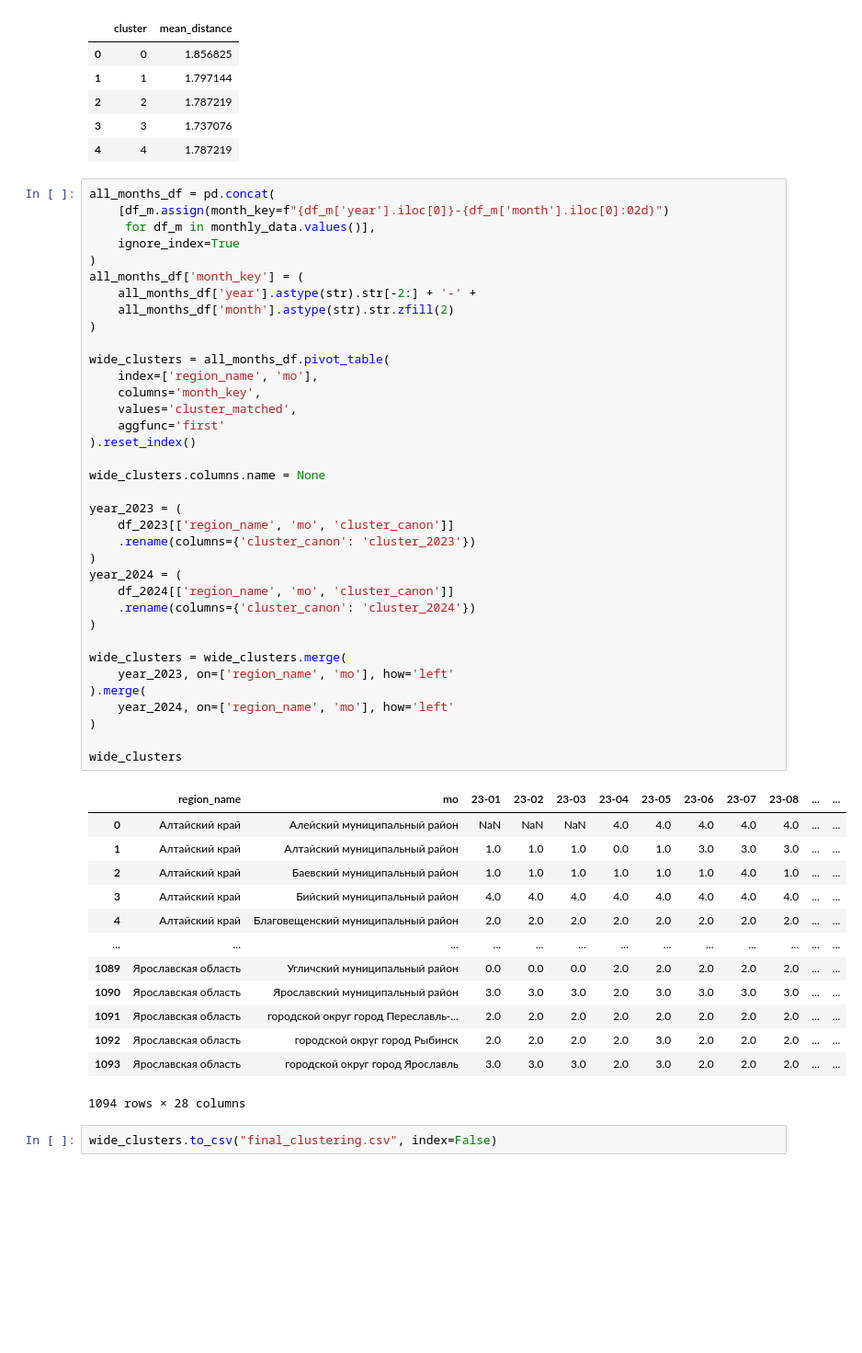
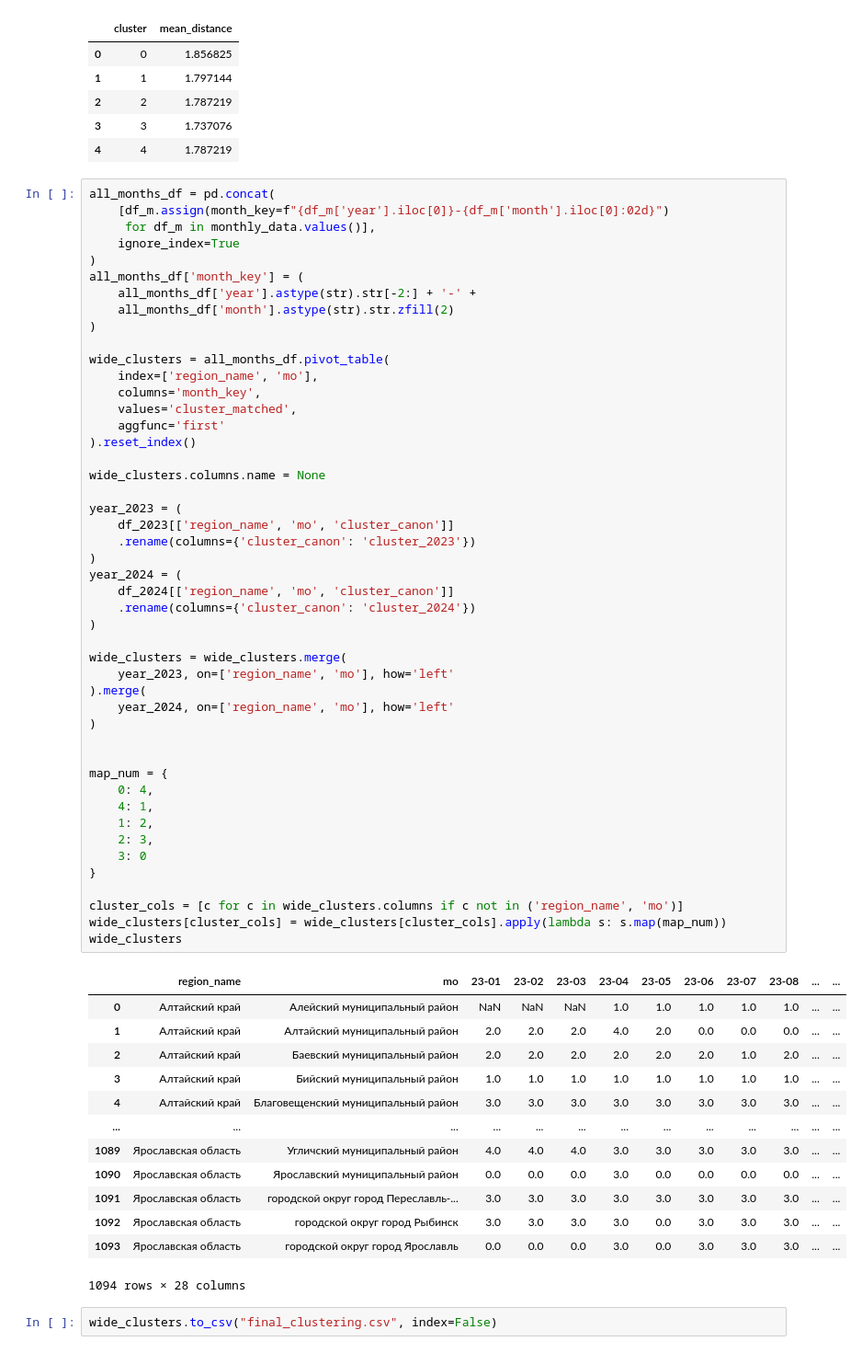
Before and after one commit to Frignum/MOCluster, a Jupyter notebook: clustering.ipynb, the cells around one changed output. Shown at 92% size. Drawn from its saved outputs; the diff is of its cells as text; blank space fills up the shorter version.

```diff
--- a/clustering.ipynb
+++ b/clustering.ipynb
@@ -558,44 +558,55 @@ all_months_df['month_key'] = (
     all_months_df['month'].astype(str).str.zfill(2)
 )
 
 wide_clusters = all_months_df.pivot_table(
     index=['region_name', 'mo'],
     columns='month_key',
     values='cluster_matched',
     aggfunc='first'
 ).reset_index()
 
 wide_clusters.columns.name = None
 
 year_2023 = (
     df_2023[['region_name', 'mo', 'cluster_canon']]
     .rename(columns={'cluster_canon': 'cluster_2023'})
 )
 year_2024 = (
     df_2024[['region_name', 'mo', 'cluster_canon']]
     .rename(columns={'cluster_canon': 'cluster_2024'})
 )
 
 wide_clusters = wide_clusters.merge(
     year_2023, on=['region_name', 'mo'], how='left'
 ).merge(
     year_2024, on=['region_name', 'mo'], how='left'
 )
 
+
+map_num = {
+    0: 4,
+    4: 1,
+    1: 2,
+    2: 3,
+    3: 0
+}
+
+cluster_cols = [c for c in wide_clusters.columns if c not in ('region_name', 'mo')]
+wide_clusters[cluster_cols] = wide_clusters[cluster_cols].apply(lambda s: s.map(map_num))
 wide_clusters
 # %% [output]
 |  | region_name | mo | 23-01 | 23-02 | 23-03 | 23-04 | 23-05 | 23-06 | 23-07 | 23-08 | ... | ... |
-| 0 | Алтайский край | Алейский муниципальный район | NaN | NaN | NaN | 4.0 | 4.0 | 4.0 | 4.0 | 4.0 | ... | ... |
-| 1 | Алтайский край | Алтайский муниципальный район | 1.0 | 1.0 | 1.0 | 0.0 | 1.0 | 3.0 | 3.0 | 3.0 | ... | ... |
-| 2 | Алтайский край | Баевский муниципальный район | 1.0 | 1.0 | 1.0 | 1.0 | 1.0 | 1.0 | 4.0 | 1.0 | ... | ... |
-| 3 | Алтайский край | Бийский муниципальный район | 4.0 | 4.0 | 4.0 | 4.0 | 4.0 | 4.0 | 4.0 | 4.0 | ... | ... |
-| 4 | Алтайский край | Благовещенский муниципальный район | 2.0 | 2.0 | 2.0 | 2.0 | 2.0 | 2.0 | 2.0 | 2.0 | ... | ... |
+| 0 | Алтайский край | Алейский муниципальный район | NaN | NaN | NaN | 1.0 | 1.0 | 1.0 | 1.0 | 1.0 | ... | ... |
+| 1 | Алтайский край | Алтайский муниципальный район | 2.0 | 2.0 | 2.0 | 4.0 | 2.0 | 0.0 | 0.0 | 0.0 | ... | ... |
+| 2 | Алтайский край | Баевский муниципальный район | 2.0 | 2.0 | 2.0 | 2.0 | 2.0 | 2.0 | 1.0 | 2.0 | ... | ... |
+| 3 | Алтайский край | Бийский муниципальный район | 1.0 | 1.0 | 1.0 | 1.0 | 1.0 | 1.0 | 1.0 | 1.0 | ... | ... |
+| 4 | Алтайский край | Благовещенский муниципальный район | 3.0 | 3.0 | 3.0 | 3.0 | 3.0 | 3.0 | 3.0 | 3.0 | ... | ... |
 | ... | ... | ... | ... | ... | ... | ... | ... | ... | ... | ... | ... | ... |
-| 1089 | Ярославская область | Угличский муниципальный район | 0.0 | 0.0 | 0.0 | 2.0 | 2.0 | 2.0 | 2.0 | 2.0 | ... | ... |
-| 1090 | Ярославская область | Ярославский муниципальный район | 3.0 | 3.0 | 3.0 | 2.0 | 3.0 | 3.0 | 3.0 | 3.0 | ... | ... |
-| 1091 | Ярославская область | городской округ город Переславль-... | 2.0 | 2.0 | 2.0 | 2.0 | 2.0 | 2.0 | 2.0 | 2.0 | ... | ... |
-| 1092 | Ярославская область | городской округ город Рыбинск | 2.0 | 2.0 | 2.0 | 2.0 | 3.0 | 2.0 | 2.0 | 2.0 | ... | ... |
-| 1093 | Ярославская область | городской округ город Ярославль | 3.0 | 3.0 | 3.0 | 2.0 | 3.0 | 2.0 | 2.0 | 2.0 | ... | ... |
+| 1089 | Ярославская область | Угличский муниципальный район | 4.0 | 4.0 | 4.0 | 3.0 | 3.0 | 3.0 | 3.0 | 3.0 | ... | ... |
+| 1090 | Ярославская область | Ярославский муниципальный район | 0.0 | 0.0 | 0.0 | 3.0 | 0.0 | 0.0 | 0.0 | 0.0 | ... | ... |
+| 1091 | Ярославская область | городской округ город Переславль-... | 3.0 | 3.0 | 3.0 | 3.0 | 3.0 | 3.0 | 3.0 | 3.0 | ... | ... |
+| 1092 | Ярославская область | городской округ город Рыбинск | 3.0 | 3.0 | 3.0 | 3.0 | 0.0 | 3.0 | 3.0 | 3.0 | ... | ... |
+| 1093 | Ярославская область | городской округ город Ярославль | 0.0 | 0.0 | 0.0 | 3.0 | 0.0 | 3.0 | 3.0 | 3.0 | ... | ... |
 1094 rows × 28 columns
 # %%
 wide_clusters.to_csv("final_clustering.csv", index=False)
```
